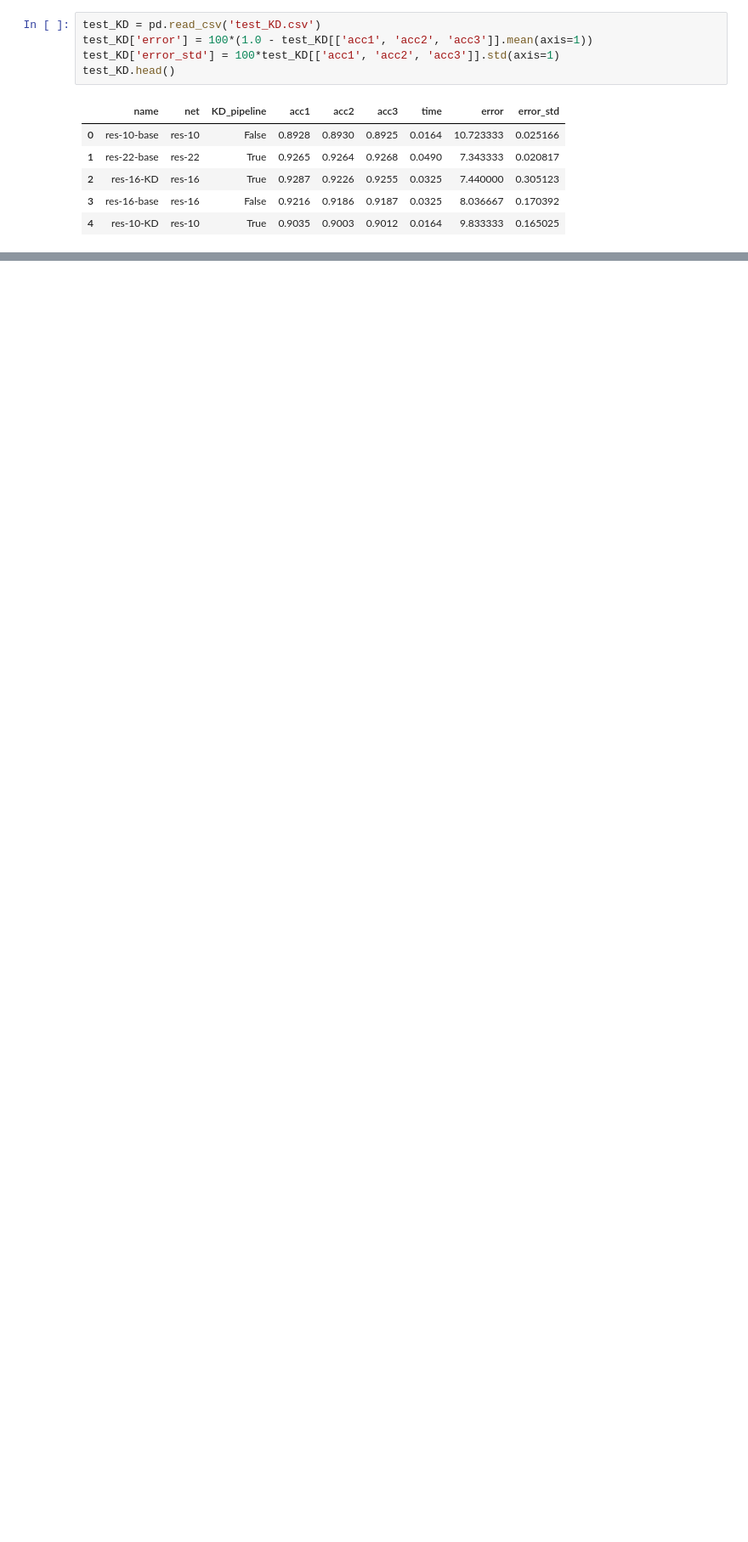
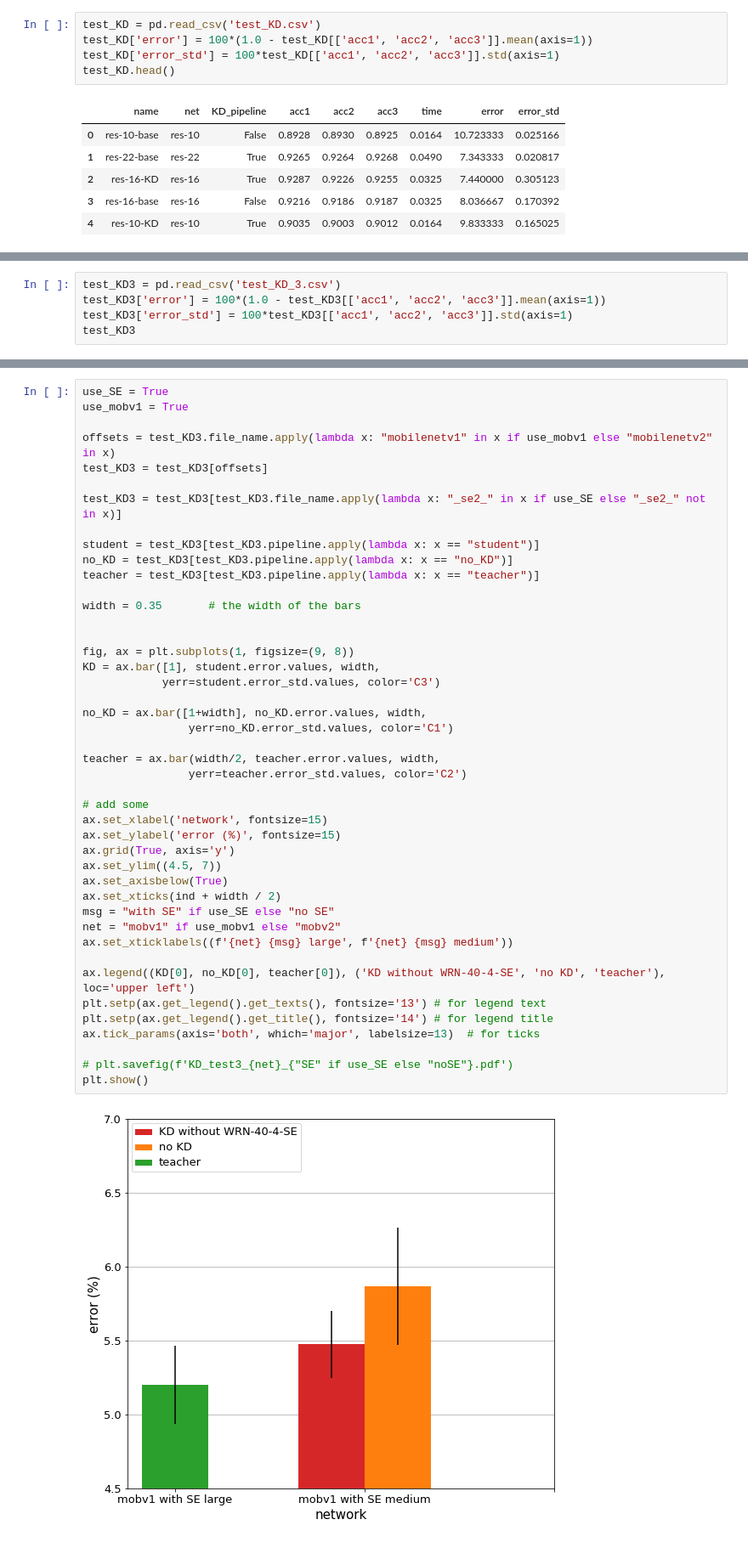
Before and after one commit to NatGr/Master_Thesis, a Jupyter notebook: training_from_scratch/visualize.ipynb, the cells around one changed output, grey strips where cells are left out. Shown at 85% size. Saved outputs shown, nothing was run; the diff lists cells and outputs as text; blank space fills up the shorter version.

```diff
--- a/training_from_scratch/visualize.ipynb
+++ b/training_from_scratch/visualize.ipynb
@@ -274,0 +323,5 @@ plt.show()
+# %%
+test_KD3 = pd.read_csv('test_KD_3.csv')
+test_KD3['error'] = 100*(1.0 - test_KD3[['acc1', 'acc2', 'acc3']].mean(axis=1))
+test_KD3['error_std'] = 100*test_KD3[['acc1', 'acc2', 'acc3']].std(axis=1)
+test_KD3
@@ -274,0 +342,46 @@ plt.show()
+# %%
+use_SE = True
+use_mobv1 = True
+
+offsets = test_KD3.file_name.apply(lambda x: "mobilenetv1" in x if use_mobv1 else "mobilenetv2" in x)
+test_KD3 = test_KD3[offsets]
+
+test_KD3 = test_KD3[test_KD3.file_name.apply(lambda x: "_se2_" in x if use_SE else "_se2_" not in x)]
+
+student = test_KD3[test_KD3.pipeline.apply(lambda x: x == "student")]
+no_KD = test_KD3[test_KD3.pipeline.apply(lambda x: x == "no_KD")]
+teacher = test_KD3[test_KD3.pipeline.apply(lambda x: x == "teacher")]
+
+width = 0.35       # the width of the bars
+
+
+fig, ax = plt.subplots(1, figsize=(9, 8))
+KD = ax.bar([1], student.error.values, width,
+            yerr=student.error_std.values, color='C3')
+
+no_KD = ax.bar([1+width], no_KD.error.values, width,
+                yerr=no_KD.error_std.values, color='C1')
+
+teacher = ax.bar(width/2, teacher.error.values, width,
+                yerr=teacher.error_std.values, color='C2')
+
+# add some
+ax.set_xlabel('network', fontsize=15)
+ax.set_ylabel('error (%)', fontsize=15)
+ax.grid(True, axis='y')
+ax.set_ylim((4.5, 7))
+ax.set_axisbelow(True)
+ax.set_xticks(ind + width / 2)
+msg = "with SE" if use_SE else "no SE"
+net = "mobv1" if use_mobv1 else "mobv2"
+ax.set_xticklabels((f'{net} {msg} large', f'{net} {msg} medium'))
+
+ax.legend((KD[0], no_KD[0], teacher[0]), ('KD without WRN-40-4-SE', 'no KD', 'teacher'), loc='upper left')
+plt.setp(ax.get_legend().get_texts(), fontsize='13') # for legend text
+plt.setp(ax.get_legend().get_title(), fontsize='14') # for legend title
+ax.tick_params(axis='both', which='major', labelsize=13)  # for ticks
+
+# plt.savefig(f'KD_test3_{net}_{"SE" if use_SE else "noSE"}.pdf')
+plt.show()
+# %% [output]
+[figure, added]
```
Also changed, not shown: parts of 6 cells of this notebook, 1 other file.
